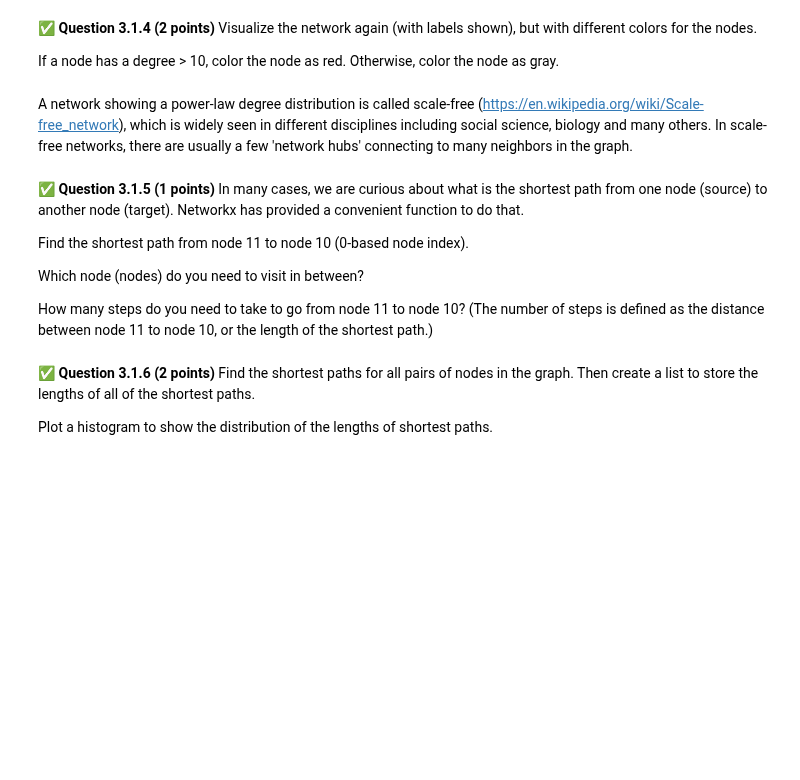
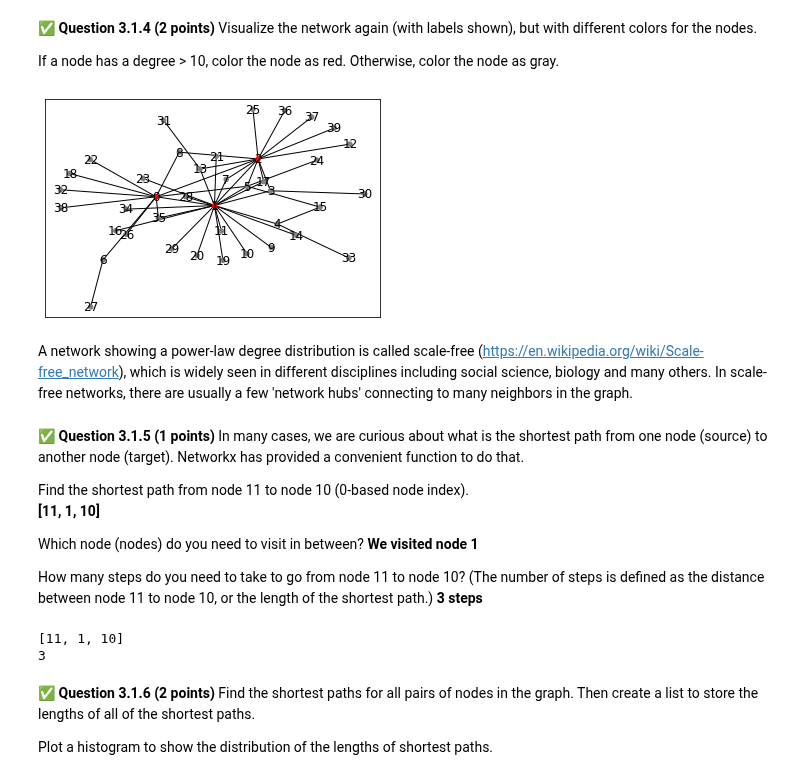
Before and after one commit to Rajmeet/cmse202-s22-turnin, a Jupyter notebook: hw-03/HW-03_ABMAndGraphTheory-STUDENT.ipynb, the cells around one changed output. Cells and saved outputs as stored; diff of their text form; code cells hidden in the pictures; blank space fills up the shorter version.

```diff
--- a/hw-03/HW-03_ABMAndGraphTheory-STUDENT.ipynb
+++ b/hw-03/HW-03_ABMAndGraphTheory-STUDENT.ipynb
@@ -311,10 +313,18 @@ If a node has a degree > 10, color the node as red.  Otherwise, color the node a
+# %%
+G = nx.Graph(adj)
+nx.draw_networkx(G, pos=pos.to_numpy(), node_color=['gray' if j <= 10 else 'red' for d,j in G.degree()], node_size=20)
+# %% [output]
+[figure, added]
 # %% [markdown]
 A network showing a power-law degree distribution is called scale-free (https://en.wikipedia.org/wiki/Scale-free_network), which is widely seen in different disciplines including social science, biology and many others. In scale-free networks, there are usually a few 'network hubs' connecting to many neighbors in the graph.
 # %% [markdown]
 &#9989; **Question 3.1.5 (1 points)** In many cases, we are curious about what is the shortest path from one node (source) to another node (target). Networkx has provided a convenient function to do that.
 
 Find the shortest path from node 11 to node 10 (0-based node index).
+**[11, 1, 10]**
 
 Which node (nodes) do you need to visit in between?
+**We visited node 1**
 
 How many steps do you need to take to go from node 11 to node 10? (The number of steps is defined as the distance between node 11 to node 10, or the length of the shortest path.)
+**3 steps**
@@ -323,3 +331,9 @@ How many steps do you need to take to go from node 11 to node 10? (The number of
+# %%
+print(nx.shortest_path(G, 11, 10))
+print(len(nx.shortest_path(G, 11, 10)))
+# %% [output]
+[11, 1, 10]
+3
 # %% [markdown]
 &#9989; **Question 3.1.6 (2 points)** Find the shortest paths for all pairs of nodes in the graph. Then create a list to store the lengths of all of the shortest paths.
 
```
Also changed, not shown: parts of 9 cells of this notebook.
